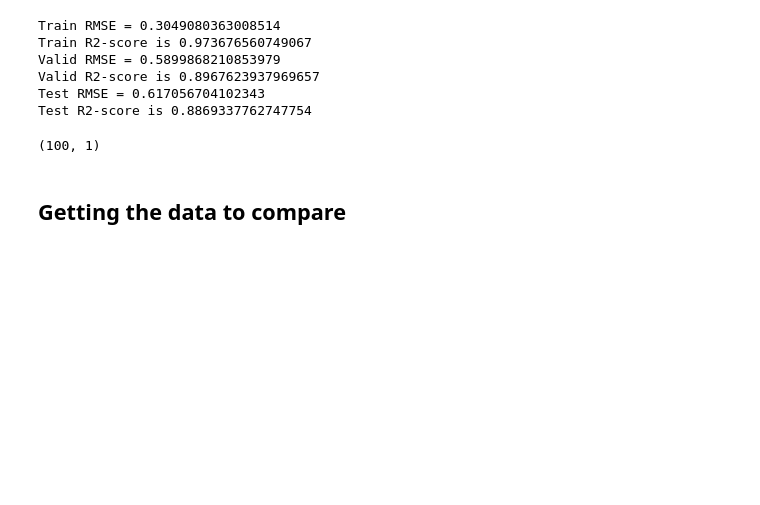
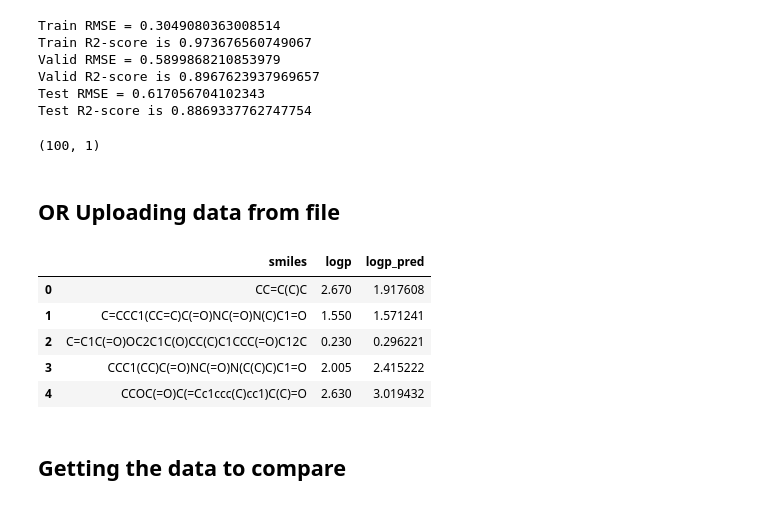
Before and after one commit to VEK239/StructGNN-lipophilicity, a Jupyter notebook: notebooks/baselines/2_analyzing_morgan_models.ipynb, the cells around one changed output. Saved outputs shown, nothing was run; the diff lists cells and outputs as text; code cells hidden in the pictures; blank space fills up the shorter version.

Commit message:
MPAPC-25 Added best predictions

```diff
--- a/notebooks/baselines/2_analyzing_morgan_models.ipynb
+++ b/notebooks/baselines/2_analyzing_morgan_models.ipynb
@@ -126,0 +129,18 @@ regr.coefs_[1].shape
+# %% [markdown]
+## OR Uploading data from file
+# %%
+DATA_PATH = "../../data/4_best_predictions/"
+FILE_PATTERN = "count_fingerprint_predictions_{0}.csv"
+# %%
+train = pd.read_csv(DATA_PATH + FILE_PATTERN.format('train'))
+valid = pd.read_csv(DATA_PATH + FILE_PATTERN.format('valid'))
+test = pd.read_csv(DATA_PATH + FILE_PATTERN.format('test'))
+# %%
+train.head()
+# %% [output]
+|  | smiles | logp | logp_pred |
+| 0 | CC=C(C)C | 2.670 | 1.917608 |
+| 1 | C=CCC1(CC=C)C(=O)NC(=O)N(C)C1=O | 1.550 | 1.571241 |
+| 2 | C=C1C(=O)OC2C1C(O)CC(C)C1CCC(=O)C12C | 0.230 | 0.296221 |
+| 3 | CCC1(CC)C(=O)NC(=O)N(C(C)C)C1=O | 2.005 | 2.415222 |
+| 4 | CCOC(=O)C(=Cc1ccc(C)cc1)C(C)=O | 2.630 | 3.019432 |
```
Also changed, not shown: parts of 4 cells of this notebook, 6 other files.
